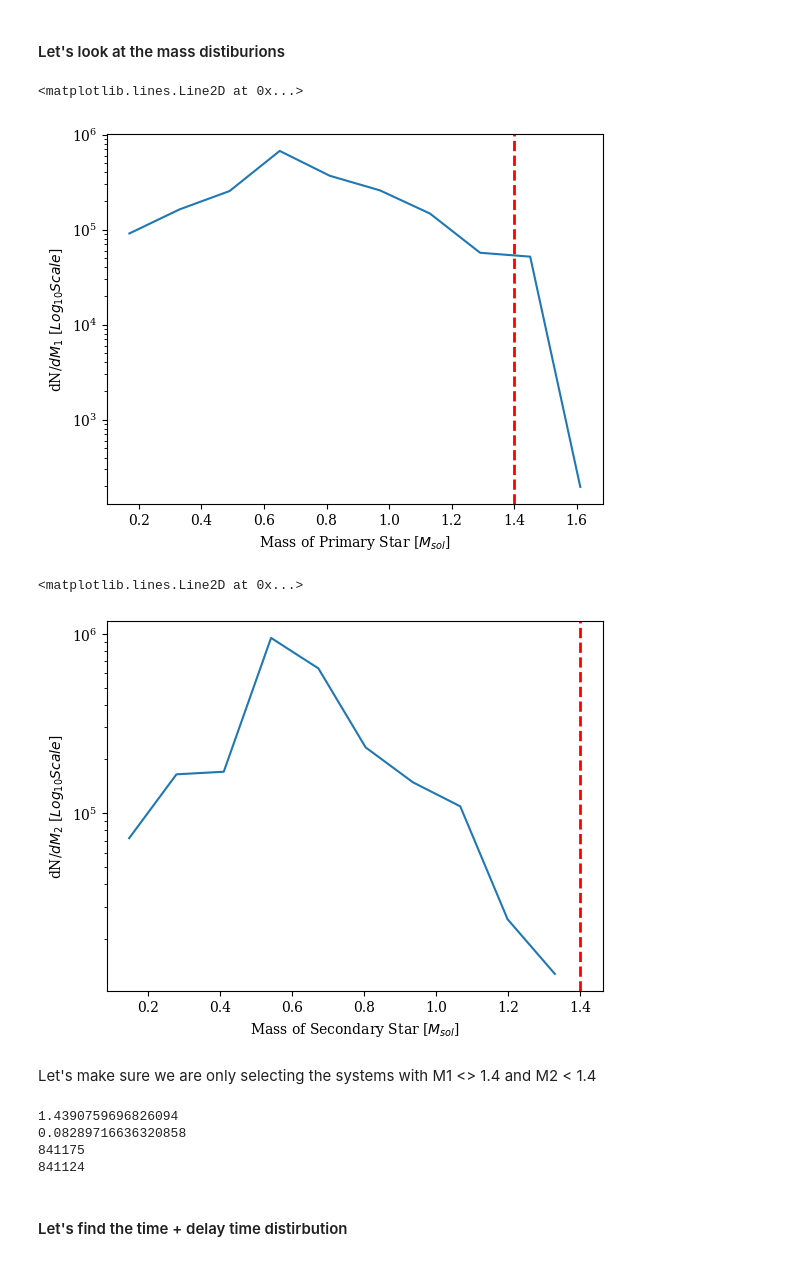
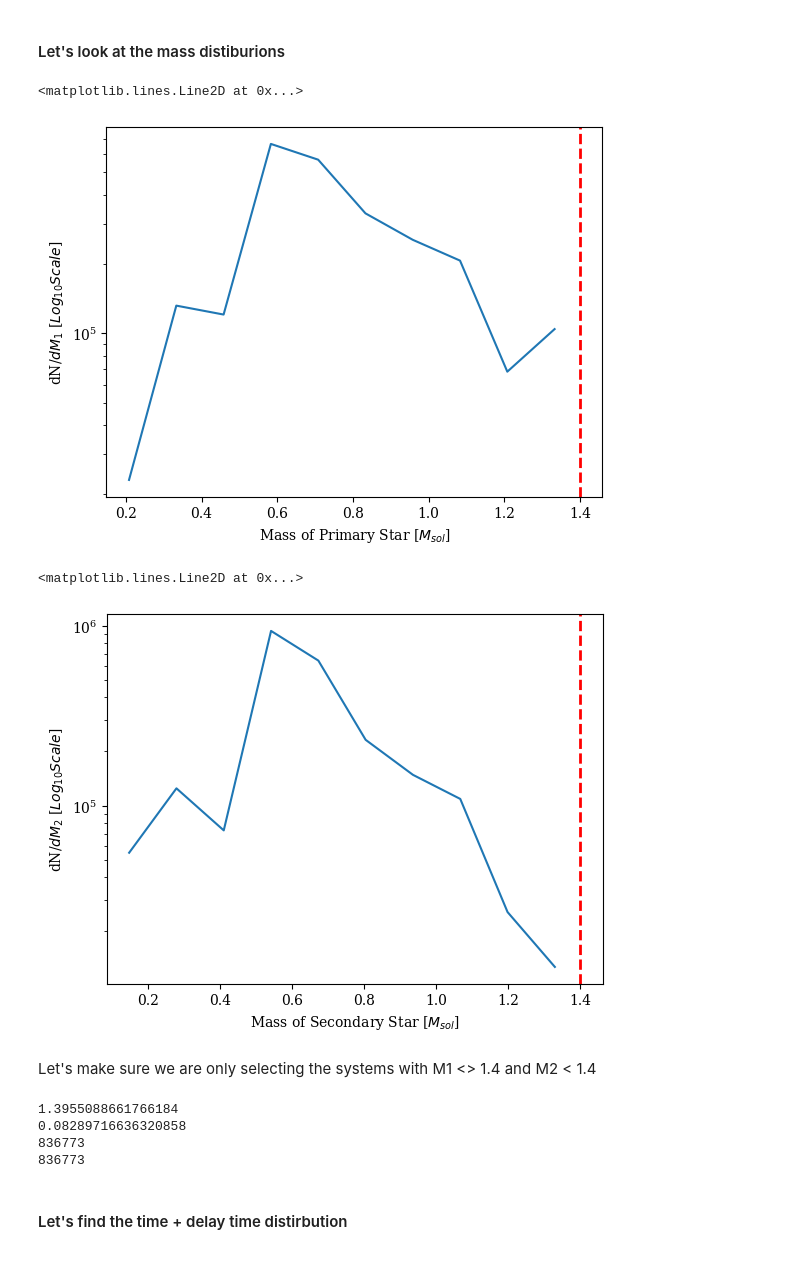
Before and after one commit to melanie-santiago26/research_work, a Jupyter notebook: making_figures/WD_WD_postprocessing.ipynb, the cells around one changed output. Cells and saved outputs as stored; diff of their text form; code cells hidden in the pictures.

Commit message:
editing to select for COWD

```diff
--- a/making_figures/WD_WD_postprocessing.ipynb
+++ b/making_figures/WD_WD_postprocessing.ipynb
@@ -165,0 +168,4 @@ RLOF_WD_data_weird.sort_values(by="SEED")
+# %%
+HeWD_bool,COWD_bool,ONeWD_bool,HeCOWD_bool,HeONeWD_bool,COHeWD_bool,COONeWD_bool,ONeHeWD_bool,ONeCOWD_bool = useful_fncs.WD_BINARY_BOOLS(SP_WDWD_data)
+carbon_oxygen_bool = np.logical_or(ONeCOWD_bool,np.logical_or(COONeWD_bool,np.logical_or(COHeWD_bool,np.logical_or(COWD_bool,HeCOWD_bool))))
+SP_COWD_data = SP_WDWD_data[carbon_oxygen_bool]
@@ -168,33 +190,33 @@ RLOF_WD_data_weird.sort_values(by="SEED")
 # %%
 # let's make a histogram of the masses of these NBS with the weights of this histogram being the merger rates (to get the mass distrubition curvw), change what pass you are plotting
 
 # below makes it so if i change the number of bins or anything like that it will not change th eshaoe if the distribution
-hist, bin_edges = np.histogram(SP_WDWD_data['Mass(1)'], weights=SP_WDWD_data['mixture_weight'])
+hist, bin_edges = np.histogram(SP_COWD_data['Mass(1)'], weights=SP_COWD_data['mixture_weight'])
 center_bins = (bin_edges[:-1] + bin_edges[1:])/2
 bin_width = np.diff(bin_edges)
 
 plt.plot(center_bins,hist/bin_width)
 # plt.step(center_bins,hist/bin_width,where='mid')
 
 plt.xlabel(r"Mass of Primary Star [$M_{sol}$]")
 plt.yscale('log')
 # plt.ylim(1e-1,1e3)
 plt.ylabel(r"dN/$dM_{1}$ [$Log_{10} Scale$]")
 # plt.title("Mass Distribution of the Primary Star")\
 
 # chandrasekhar limit
 chandra_limit = 1.4
 
 plt.axvline(chandra_limit, color='r', linestyle='--', linewidth=2)
 # plt.text(1.15, 10**4.5, "Chandrasekhar Limit", fontsize=10)
 # %% [output]
 <matplotlib.lines.Line2D at 0x...>
-[figure, old version]
+[figure, new version]
 # %%
 # let's make a histogram of the masses of these NBS with the weights of this histogram being the merger rates (to get the mass distrubition curvw), change what pass you are plotting
 
 # below makes it so if i change the number of bins or anything like that it will not change th eshaoe if the distribution
-hist, bin_edges = np.histogram(SP_WDWD_data['Mass(2)'], weights=SP_WDWD_data['mixture_weight'])
+hist, bin_edges = np.histogram(SP_COWD_data['Mass(2)'], weights=SP_COWD_data['mixture_weight'])
 center_bins = (bin_edges[:-1] + bin_edges[1:])/2
 bin_width = np.diff(bin_edges)
 
@@ -214,23 +236,23 @@ plt.axvline(chandra_limit, color='r', linestyle='--', linewidth=2)
 # plt.text(1.15, 10**4.5, "Chandrasekhar Limit", fontsize=10)
 # %% [output]
 <matplotlib.lines.Line2D at 0x...>
-[figure, old version]
+[figure, new version]
 # %% [markdown]
 Let's make sure we are only selecting the systems with M1 <> 1.4 and M2 < 1.4
 # %%
 # we want to make sure both of our stars ahve masses than are sub chandrasekhar (at least until we figure out what is happening to the COMPAS bug)
-chandra_bool_m1m2 = np.logical_and(SP_WDWD_data['Mass(1)']<1.44,SP_WDWD_data['Mass(2)']<1.44)
-SP_WDWD_data_sb_chandra = SP_WDWD_data[chandra_bool_m1m2]
+chandra_bool_m1m2 = np.logical_and(SP_COWD_data['Mass(1)']<1.44,SP_COWD_data['Mass(2)']<1.44)
+SP_COWD_data_sb_chandra = SP_COWD_data[chandra_bool_m1m2]
 
-print(max(SP_WDWD_data_sb_chandra['Mass(1)']))
-print(min(SP_WDWD_data_sb_chandra['Mass(2)']))
-print(len(SP_WDWD_data))
-print(len(SP_WDWD_data_sb_chandra))
+print(max(SP_COWD_data_sb_chandra['Mass(1)']))
+print(min(SP_COWD_data_sb_chandra['Mass(2)']))
+print(len(SP_COWD_data))
+print(len(SP_COWD_data_sb_chandra))
 # %% [output]
-1.4390759696826094
+1.3955088661766184
 0.08289716636320858
-841175
-841124
+836773
+836773
 # %% [markdown]
 #### Let's find the time + delay time distirbution
 # %%
```
Also changed, not shown: parts of 35 cells of this notebook, 2 other files.
